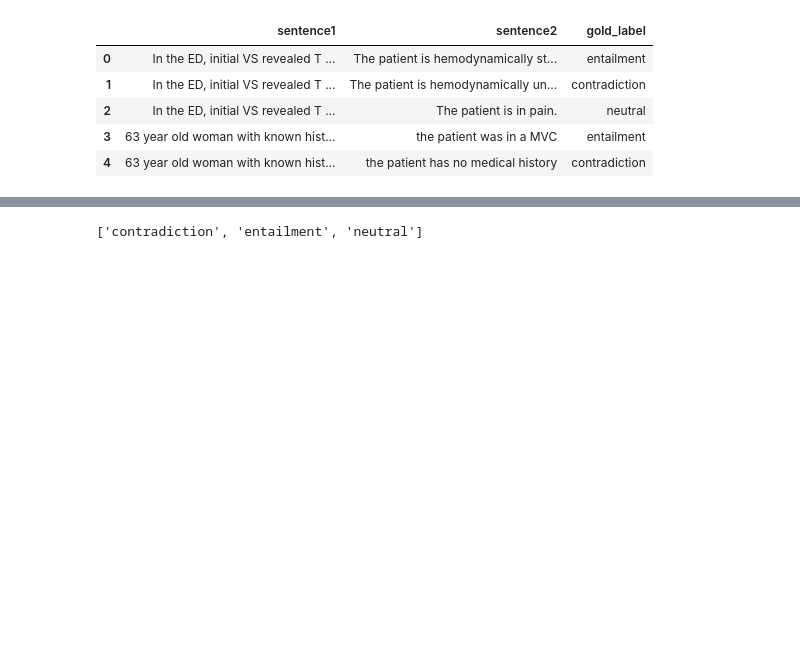
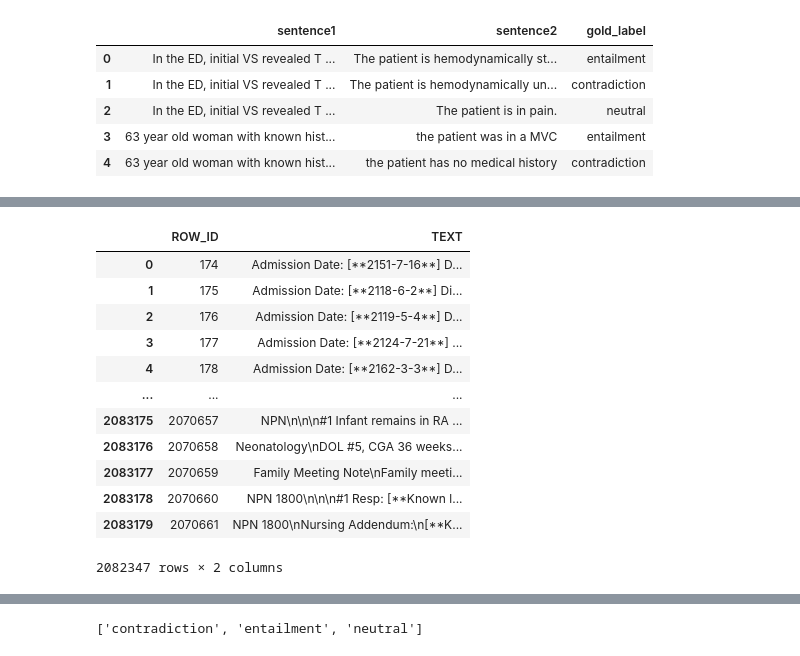
Before and after one commit to simonlevine/clinical-longformer, a Jupyter notebook: medNLI/testing_for_med_nli.ipynb, the cells around one changed output, grey strips where cells are left out. Cells and saved outputs as stored; diff of their text form; code cells hidden in the pictures; blank space fills up the shorter version.

```diff
--- a/medNLI/testing_for_med_nli.ipynb
+++ b/medNLI/testing_for_med_nli.ipynb
@@ -25,0 +62,18 @@ df.head()
+# %%
+#excluding rows that are in the phenotype annotation task dataset
+notes_mimic_iii_for_pretraining = notes_mimic_iii[~notes_mimic_iii['ROW_ID'].isin(mimic_iii_annot['ROW_ID'])]
+notes_mimic_iii_for_pretraining
+# %% [output]
+|  | ROW_ID | TEXT |
+| 0 | 174 | Admission Date: [**2151-7-16**] D... |
+| 1 | 175 | Admission Date: [**2118-6-2**] Di... |
+| 2 | 176 | Admission Date: [**2119-5-4**] D... |
+| 3 | 177 | Admission Date: [**2124-7-21**] ... |
+| 4 | 178 | Admission Date: [**2162-3-3**] D... |
+| ... | ... | ... |
+| 2083175 | 2070657 | NPN\n\n\n#1 Infant remains in RA ... |
+| 2083176 | 2070658 | Neonatology\nDOL #5, CGA 36 weeks... |
+| 2083177 | 2070659 | Family Meeting Note\nFamily meeti... |
+| 2083178 | 2070660 | NPN 1800\n\n\n#1 Resp: [**Known l... |
+| 2083179 | 2070661 | NPN 1800\nNursing Addendum:\n[**K... |
+2082347 rows × 2 columns
```
Also changed, not shown: parts of 5 cells of this notebook, 4 other files.
